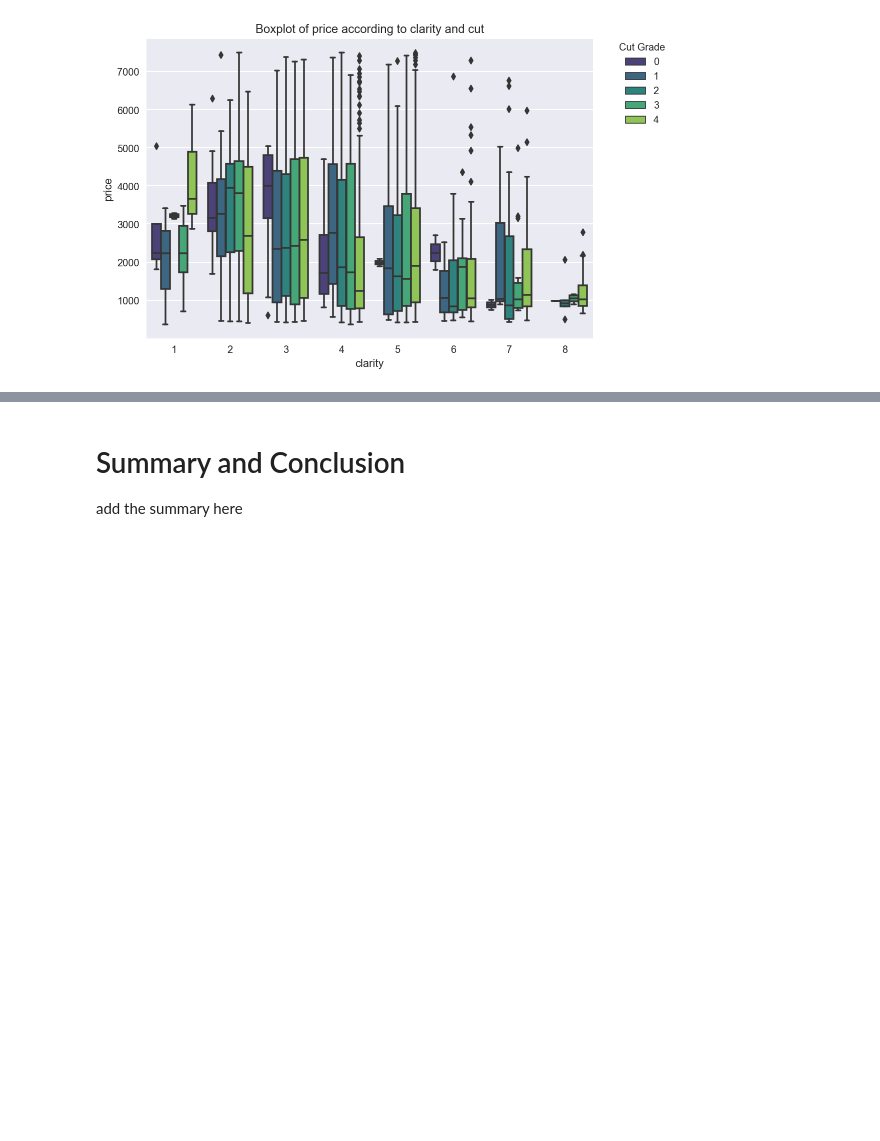
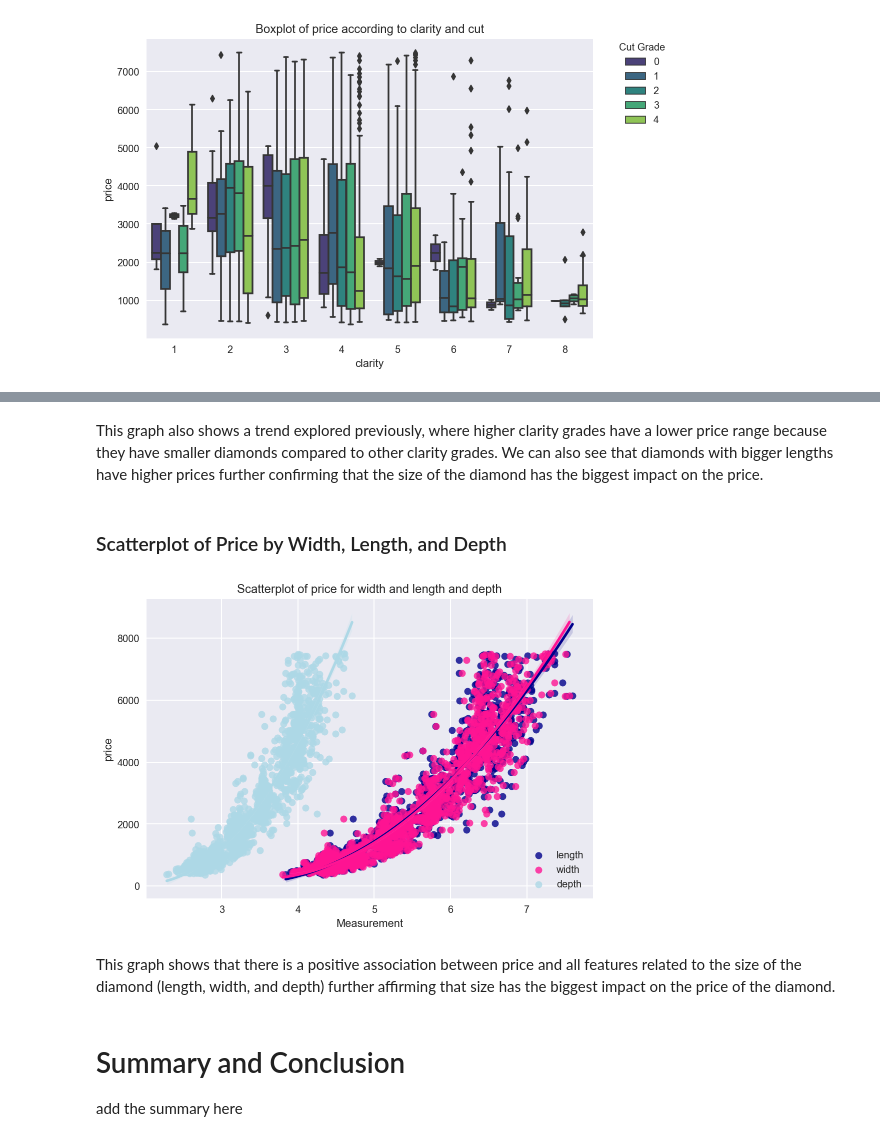
Before and after one commit to lavimonteiro/math_2, a Jupyter notebook: Predicting Diamond Prices.ipynb, the cells around one changed output, grey strips where cells are left out. Saved outputs shown, nothing was run; the diff lists cells and outputs as text; code cells hidden in the pictures; blank space fills up the shorter version.

```diff
--- a/Predicting Diamond Prices.ipynb
+++ b/Predicting Diamond Prices.ipynb
@@ -554,3 +604,21 @@ plt.show();
+# %% [markdown]
+This graph also shows a trend explored previously, where higher clarity grades have a lower price range because they have smaller diamonds compared to other clarity grades. We can also see that diamonds with bigger lengths have higher prices further confirming that the size of the diamond has the biggest impact on the price.
+# %% [markdown]
+### Scatterplot of Price by Width, Length, and Depth
+# %%
+sns.set_style("darkgrid")
+
+plt.title('Scatterplot of price for width and length and depth')
+sns.regplot(data=df, x="length", y="price", order=2, color="darkblue", label='length')
+sns.regplot(data=df, x="width", y="price", order=2, color="deeppink", label='width')
+sns.regplot(data=df, x="depth", y="price", order=2, color="lightblue", label='depth')
+plt.legend(loc='lower right')
+plt.xlabel("Measurement")
+plt.show();
+# %% [output]
+[figure, added]
+# %% [markdown]
+This graph shows that there is a positive association between price and all features related to the size of the diamond (length, width, and depth) further affirming that size has the biggest impact on the price of the diamond.
 # %% [markdown]
 # Summary and Conclusion
 
```
Also changed, not shown: parts of 27 cells of this notebook.
